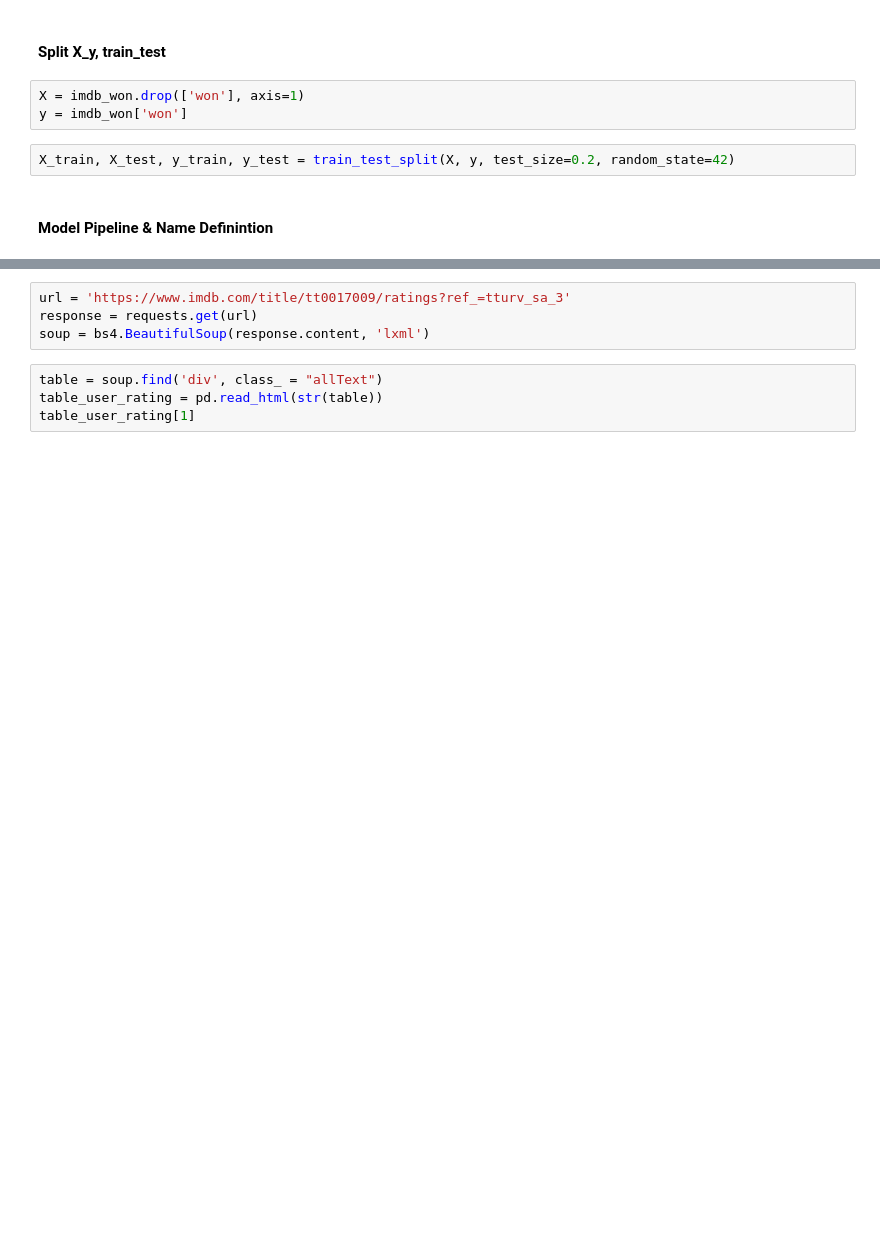
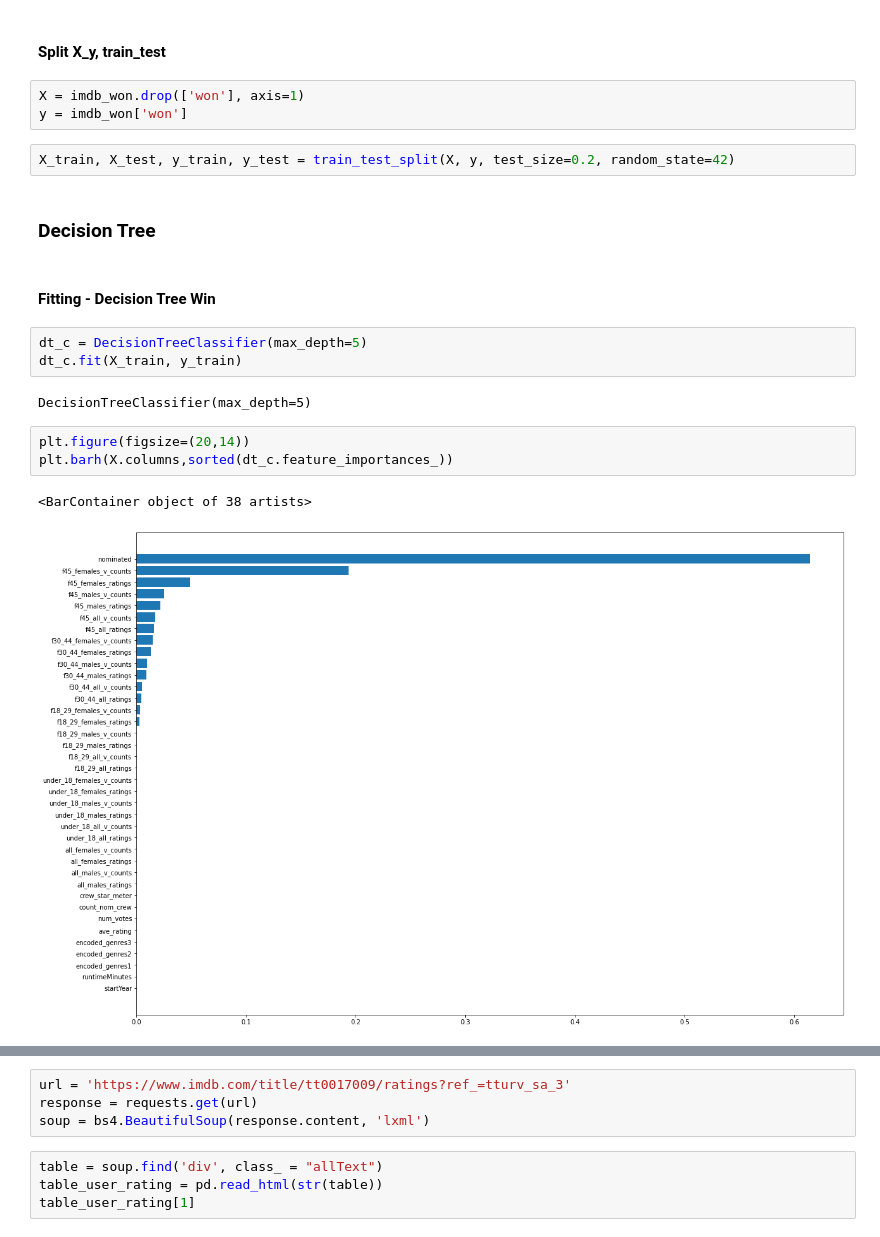
Before and after one commit to tthaopham/Oscars_Predictions, a Jupyter notebook: imdb_machine_learning.ipynb, the cells around one changed output, grey strips where cells are left out. Drawn from its saved outputs; the diff is of its cells as text; blank space fills up the shorter version.

```diff
--- a/imdb_machine_learning.ipynb
+++ b/imdb_machine_learning.ipynb
@@ -469,5 +469,18 @@ X = imdb_won.drop(['won'], axis=1)
 y = imdb_won['won']
 # %%
 X_train, X_test, y_train, y_test = train_test_split(X, y, test_size=0.2, random_state=42)
-# %% [markdown]
-#### Model Pipeline & Name Definintion
+# %% [markdown]
+### Decision Tree
+# %% [markdown]
+#### Fitting - Decision Tree Win
+# %%
+dt_c = DecisionTreeClassifier(max_depth=5)
+dt_c.fit(X_train, y_train)
+# %% [output]
+DecisionTreeClassifier(max_depth=5)
+# %%
+plt.figure(figsize=(20,14))
+plt.barh(X.columns,sorted(dt_c.feature_importances_))
+# %% [output]
+<BarContainer object of 38 artists>
+[figure, added]
```
Also changed, not shown: parts of 54 cells of this notebook.
